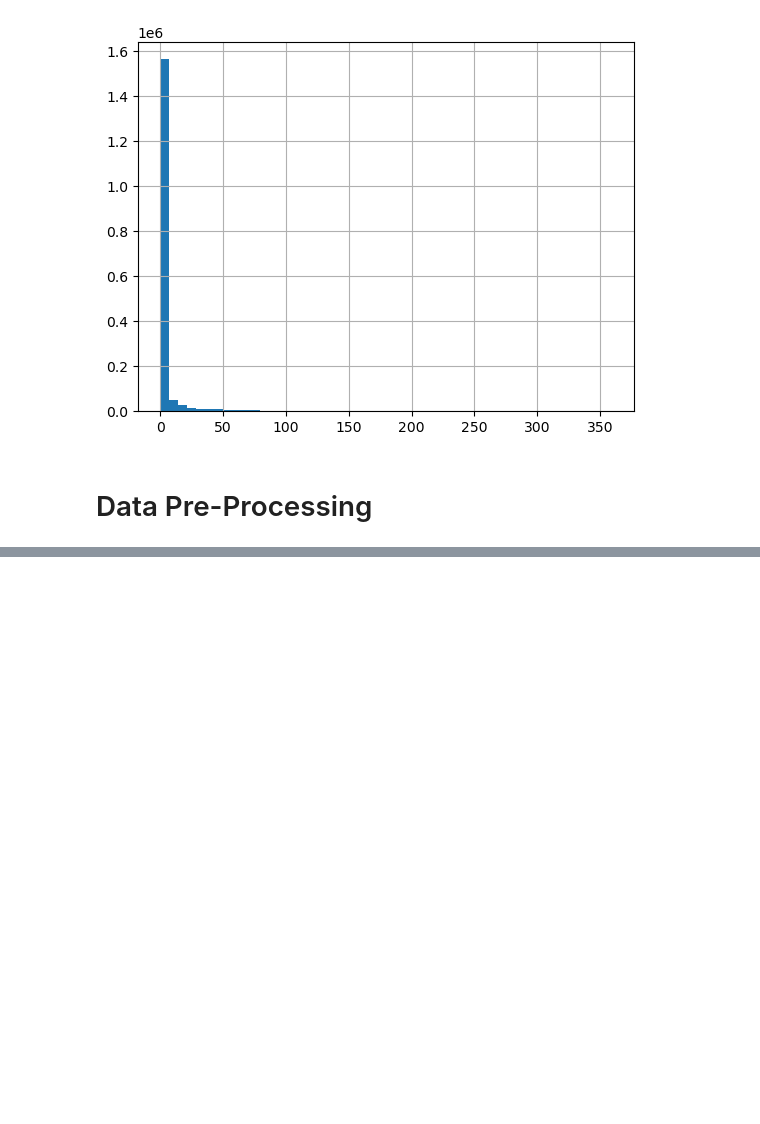
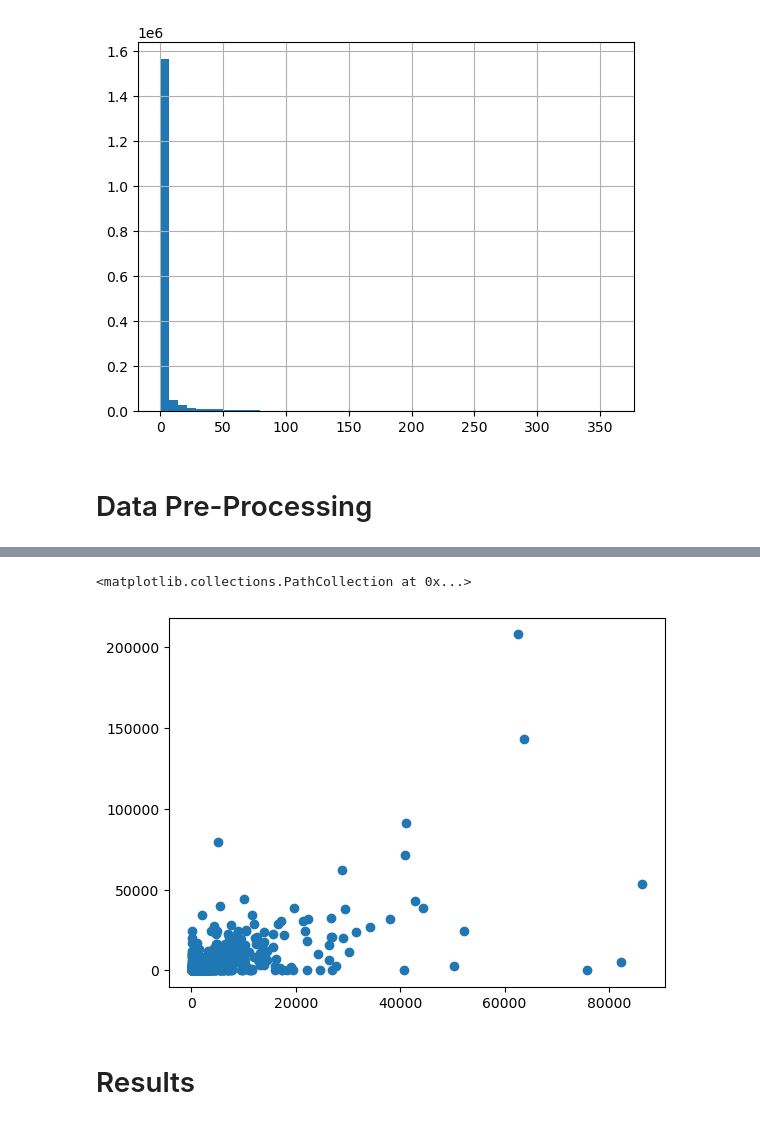
Before and after one commit to lhteillet/H-ckathon, a Jupyter notebook: Scripts/data_observation.ipynb, the cells around one changed output, grey strips where cells are left out. Drawn from its saved outputs; the diff is of its cells as text; code cells hidden in the pictures; blank space fills up the shorter version.

```diff
--- a/Scripts/data_observation.ipynb
+++ b/Scripts/data_observation.ipynb
@@ -9,3 +7,6 @@ data = pd.read_csv("datasets_hi4/train-data.csv",sep=";")
+# %%
+path_data = "/Users/louisteillet/Documents/Institut Polytechnique/Cours/H!ckathon/datasets_hi4/train-data.csv"
+data = pd.read_csv(path_data,sep=";")
 # %%
 data.info()
 # %% [output]
@@ -362,0 +379,11 @@ q2 = data["Month 2"].quantile(0.99)
+# %%
+df = data[[ "Month 1", "Month 2", "Month 3", "Month 4"]]
+X= df.iloc[:,:-1]
+y = df.iloc[:,-1]
+X_train, X_test, y_train, y_test = train_test_split(X, y, test_size=0.2, random_state=42)
+# %%
+scaler = StandardScaler()
+X_train_scaled = scaler.fit_transform(X_train)
+X_test_scaled = scaler.transform(X_test)
+linear_reg = LinearRegression()
+linear_reg.fit(X_train_scaled,y_train)
@@ -362,0 +402,9 @@ q2 = data["Month 2"].quantile(0.99)
+# %%
+predictions = linear_reg.predict(X_test_scaled)
+# %%
+plt.scatter(predictions,y_test)
+# %% [output]
+<matplotlib.collections.PathCollection at 0x...>
+[figure, added]
+# %% [markdown]
+# Results
```
Also changed, not shown: parts of 6 cells of this notebook, 1 other file.
